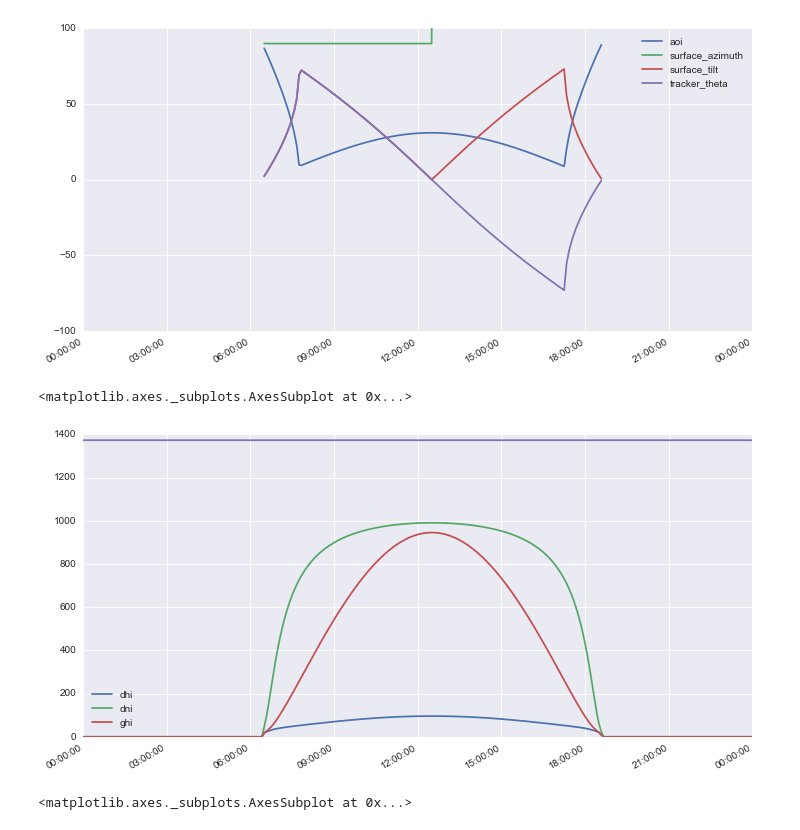
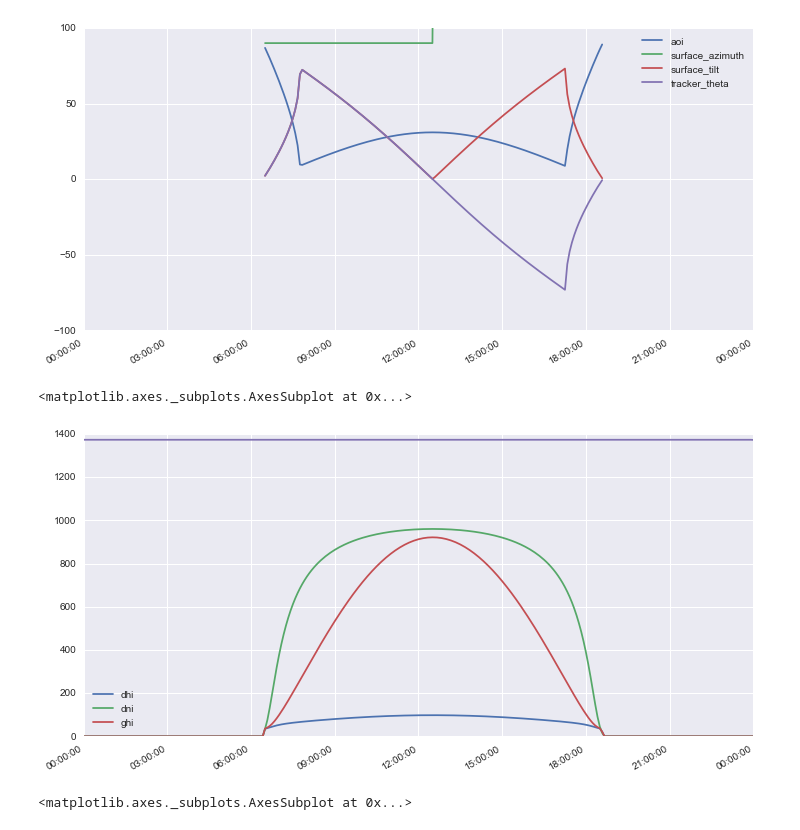
Before and after one commit to pvlib/pvlib-python, a Jupyter notebook: docs/tutorials/tracking.ipynb, the cells around one changed output. Cells and saved outputs as stored; diff of their text form; code cells hidden in the pictures.

```diff
--- a/docs/tutorials/tracking.ipynb
+++ b/docs/tutorials/tracking.ipynb
@@ -789,13 +798,13 @@ plt.ylim(-100,100)
 (-100, 100)
 [figure]
 # %%
-irrad_data = pvlib.clearsky.ineichen(times, tus, solarposition_method='pyephem')
+irrad_data = pvlib.clearsky.ineichen(times.tz_localize(tus.tz), tus.latitude, tus.longitude)
 dni_et = pd.Series(pvlib.irradiance.extraradiation(times.dayofyear, method='asce'), index=times).tz_localize(tus.tz)
 irrad_data.plot()
 dni_et.plot(label='DNI ET')
 # %% [output]
 <matplotlib.axes._subplots.AxesSubplot at 0x...>
-[figure, old version]
+[figure, new version]
 # %%
 ground_irrad = pvlib.irradiance.grounddiffuse(tracker_data['surface_tilt'], irrad_data['ghi'], albedo=.25)
 ground_irrad.plot()
```
Also changed, not shown: parts of 50 cells of this notebook.
